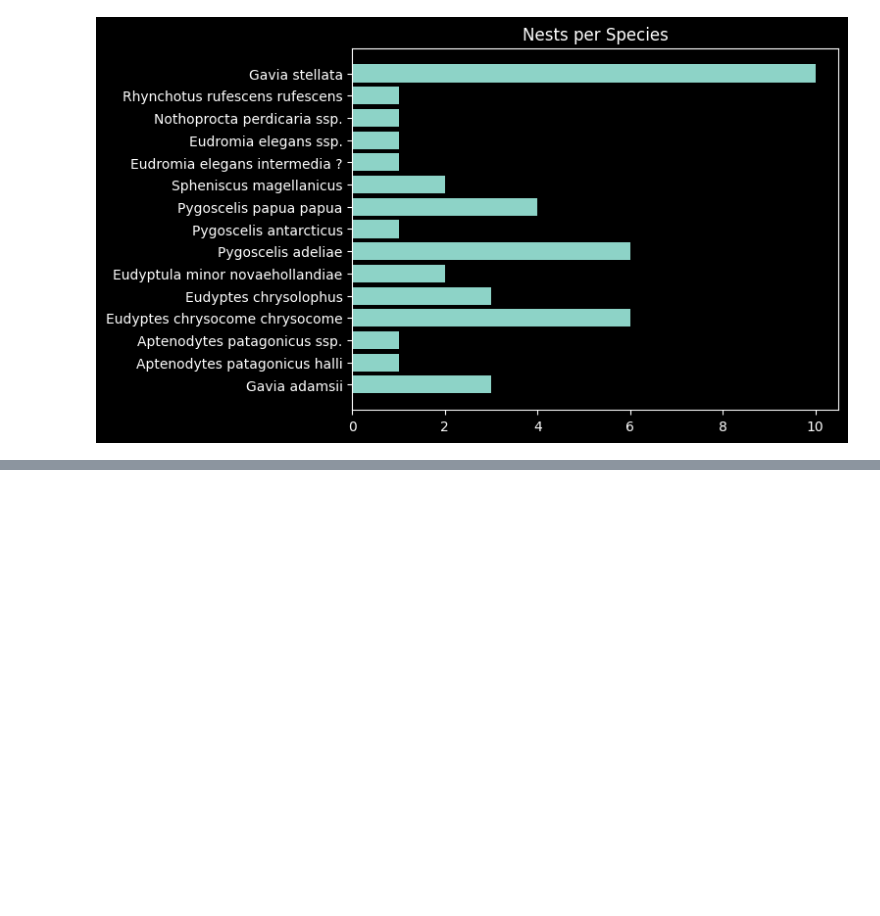
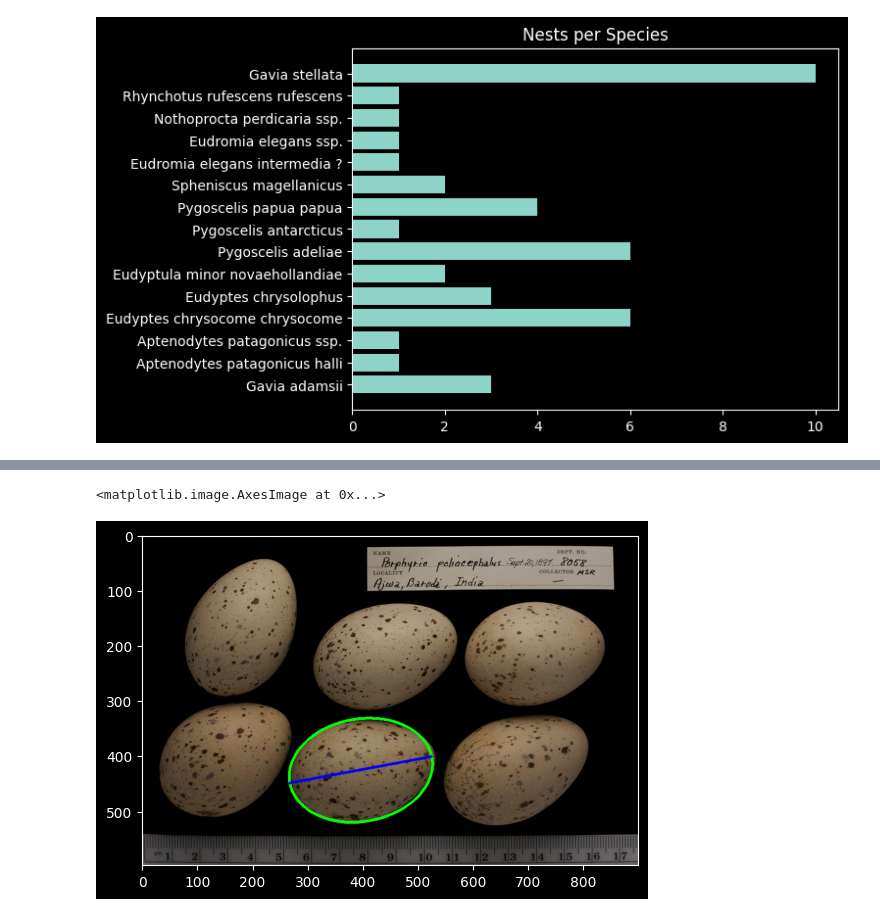
Before and after one commit to RomeBits/BirdEggSpecies, a Jupyter notebook: summary.ipynb, the cells around one changed output, grey strips where cells are left out. Cells and saved outputs as stored; diff of their text form; code cells hidden in the pictures; blank space fills up the shorter version.

```diff
--- a/summary.ipynb
+++ b/summary.ipynb
@@ -78,0 +120,2 @@ plt.show()
+# %%
+(xc,yc),(d1,d2),angle = t[0]
@@ -78,0 +138,5 @@ plt.show()
+# %%
+plt.imshow(x)
+# %% [output]
+<matplotlib.image.AxesImage at 0x...>
+[figure, added]
```
Also changed, not shown: parts of 10 cells of this notebook, 1 other file.
